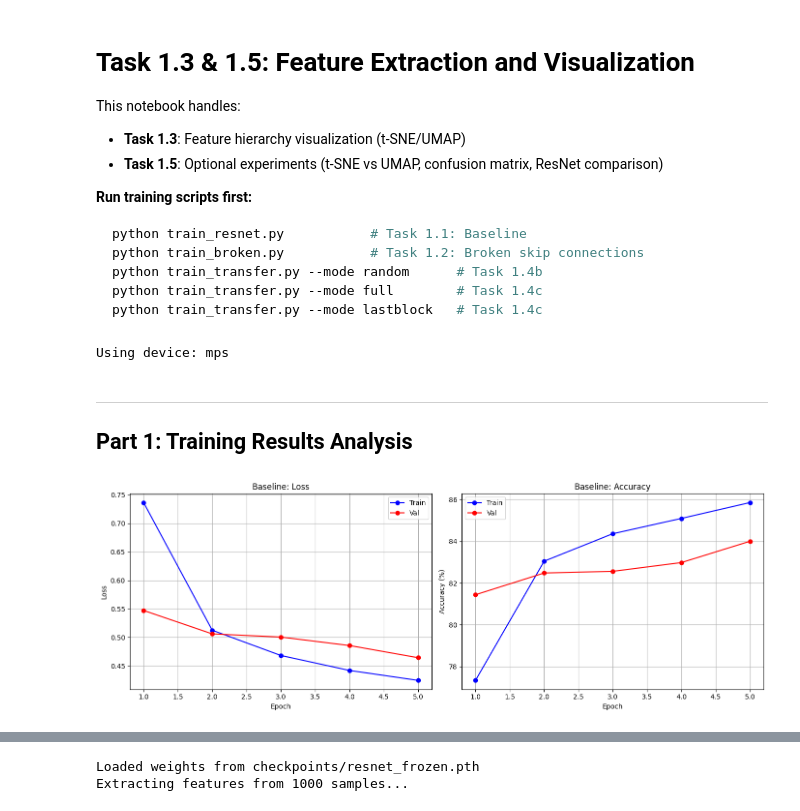
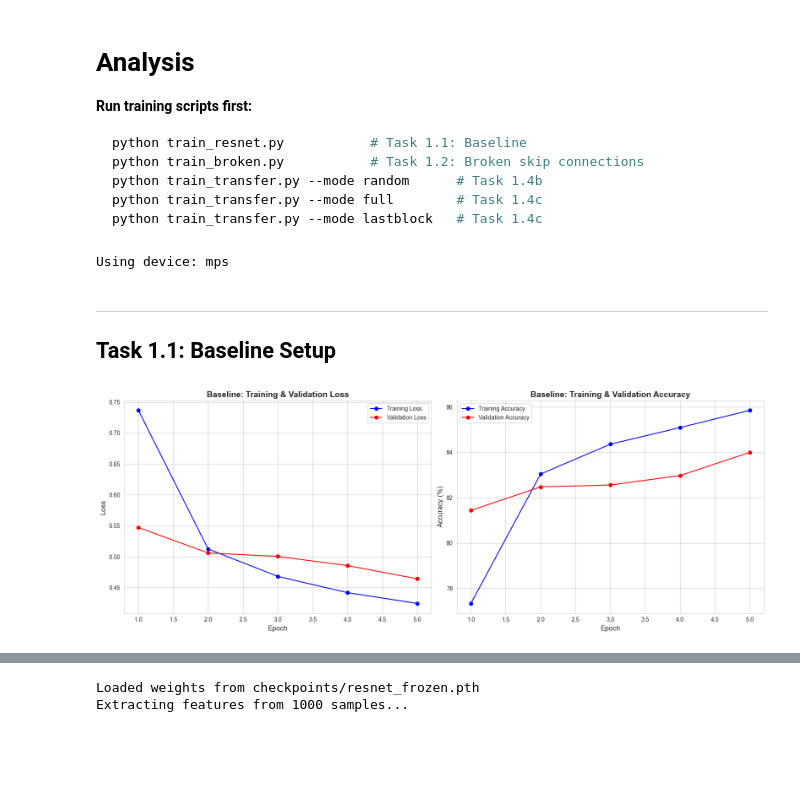
Before and after one commit to hafeez381/AI623---Assignment-0, a Jupyter notebook: task1_resnet/visualization.ipynb, the cells around one changed output, grey strips where cells are left out. Cells and saved outputs as stored; diff of their text form; code cells hidden in the pictures; blank space fills up the shorter version.

````diff
--- a/task1_resnet/visualization.ipynb
+++ b/task1_resnet/visualization.ipynb
@@ -1,9 +1,5 @@
 # %% [markdown]
-# Task 1.3 & 1.5: Feature Extraction and Visualization
-
-This notebook handles:
-- **Task 1.3**: Feature hierarchy visualization (t-SNE/UMAP)
-- **Task 1.5**: Optional experiments (t-SNE vs UMAP, confusion matrix, ResNet comparison)
+# Analysis
 
 **Run training scripts first:**
 ```bash
@@ -33,27 +32,36 @@ print(f"Using device: {device}")
 # %% [output]
 Using device: mps
-# %% [markdown]
----
-## Part 1: Training Results Analysis
+# %% [markdown]
+---
+## Task 1.1: Baseline Setup
 # %%
 # Load baseline metrics
 with open('results/baseline_metrics.json', 'r') as f:
     baseline = json.load(f)
 
 epochs = range(1, len(baseline['train_loss']) + 1)
-fig, axes = plt.subplots(1, 2, figsize=(14, 5))
+fig, axes = plt.subplots(1, 2, figsize=(16, 6))
 
-axes[0].plot(epochs, baseline['train_loss'], 'b-o', label='Train')
-axes[0].plot(epochs, baseline['val_loss'], 'r-o', label='Val')
-axes[0].set_xlabel('Epoch'); axes[0].set_ylabel('Loss')
-axes[0].set_title('Baseline: Loss'); axes[0].legend(); axes[0].grid(True)
+# Plot A: Loss
+axes[0].plot(epochs, baseline['train_loss'], 'b-o', label='Training Loss')
+axes[0].plot(epochs, baseline['val_loss'], 'r-o', label='Validation Loss')
+axes[0].set_xlabel('Epoch', fontsize=12)
+axes[0].set_ylabel('Loss', fontsize=12)
+axes[0].set_title('Baseline: Training & Validation Loss', fontsize=14, fontweight='bold')
+axes[0].legend()
+axes[0].grid(True)
 
-axes[1].plot(epochs, baseline['train_acc'], 'b-o', label='Train')
-axes[1].plot(epochs, baseline['val_acc'], 'r-o', label='Val')
-axes[1].set_xlabel('Epoch'); axes[1].set_ylabel('Accuracy (%)')
-axes[1].set_title('Baseline: Accuracy'); axes[1].legend(); axes[1].grid(True)
+# Plot B: Accuracy
+axes[1].plot(epochs, baseline['train_acc'], 'b-o', label='Training Accuracy')
+axes[1].plot(epochs, baseline['val_acc'], 'r-o', label='Validation Accuracy')
+axes[1].set_xlabel('Epoch', fontsize=12)
+axes[1].set_ylabel('Accuracy (%)', fontsize=12)
+axes[1].set_title('Baseline: Training & Validation Accuracy', fontsize=14, fontweight='bold')
+axes[1].legend()
+axes[1].grid(True)
 
 plt.tight_layout()
+plt.savefig("figures/baseline_metrics.png", dpi=300, bbox_inches="tight")
 plt.show()
 # %% [output]
-[figure, old version]
+[figure, new version]
````
Also changed, not shown: parts of 12 cells of this notebook, 1 other file.
